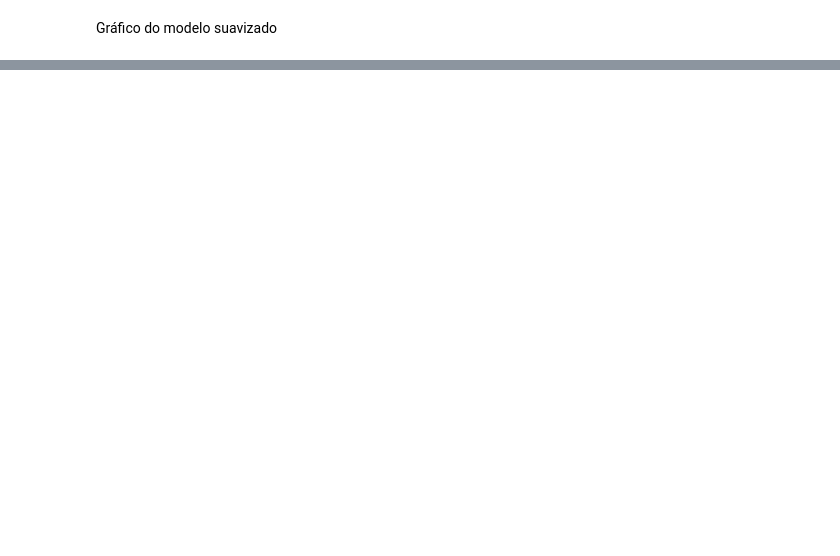
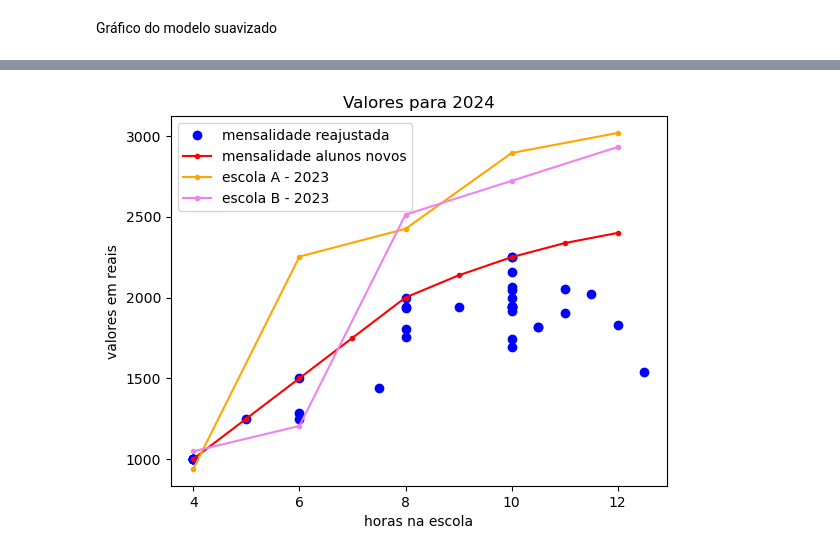
Before and after one commit to mp-resuldados/calculo-de-mensalidades, a Jupyter notebook: notebooks/calculos.ipynb, the cells around one changed output, grey strips where cells are left out. Drawn from its saved outputs; the diff is of its cells as text; code cells hidden in the pictures; blank space fills up the shorter version.

```diff
--- a/notebooks/calculos.ipynb
+++ b/notebooks/calculos.ipynb
@@ -590,0 +627,2 @@ fig.savefig('../imagens/mensalidades_2023_fitlinear.png')
+# %%
+mens_ago['modelo 3'] = v_modelo3(mens_ago['horas'])
@@ -590,0 +671,6 @@ fig.savefig('../imagens/mensalidades_2023_fitlinear.png')
+# %%
+mens_ago['reajustado'] =[
+                        np.round(min(1.12*mens_ago['pago'][i],mens_ago['modelo 3'][i]),2)
+                        for i in range(len(mens_ago))
+                        ]
+mens_ago
@@ -590,0 +697,6 @@ fig.savefig('../imagens/mensalidades_2023_fitlinear.png')
+# %%
+mens_ago['bolsa%'] = [
+                      np.round(max(0,100*(mens_ago['modelo 3'][i]-mens_ago['reajustado'][i])/mens_ago['modelo 3'][i]),1)
+                      for i in range(len(mens_ago))
+                    ]
+mens_ago
@@ -590,0 +739,47 @@ fig.savefig('../imagens/mensalidades_2023_fitlinear.png')
+# %%
+fig, ax = plt.subplots()
+
+ax.plot(
+    mens_ago['horas'],
+    mens_ago['reajustado'],
+    marker='o',
+    color='blue',
+    lw=0,
+    label='mensalidade reajustada',
+)
+
+ax.plot(
+    h,
+    v_modelo3(h),
+    marker='.',
+    color='red',
+    linestyle='-',
+    label='mensalidade alunos novos',
+)
+
+ax.plot(
+    concorrencia['horas'],
+    concorrencia['A'],
+    marker='.',
+    color='orange',
+    linestyle='-',
+    label='escola A - 2023',
+)
+
+ax.plot(
+    concorrencia['horas'],
+    concorrencia['B'],
+    marker='.',
+    color='violet',
+    linestyle='-',
+    label='escola B - 2023',
+)
+
+ax.set_title('Valores para 2024')
+ax.set_xlabel('horas na escola')
+ax.set_ylabel('valores em reais')
+ax.legend(loc='upper left', ncols=1)
+
+fig.savefig('../imagens/mensalidades_2024.png')
+# %% [output]
+[figure, added]
```
Also changed, not shown: parts of 24 cells of this notebook, 3 other files.
